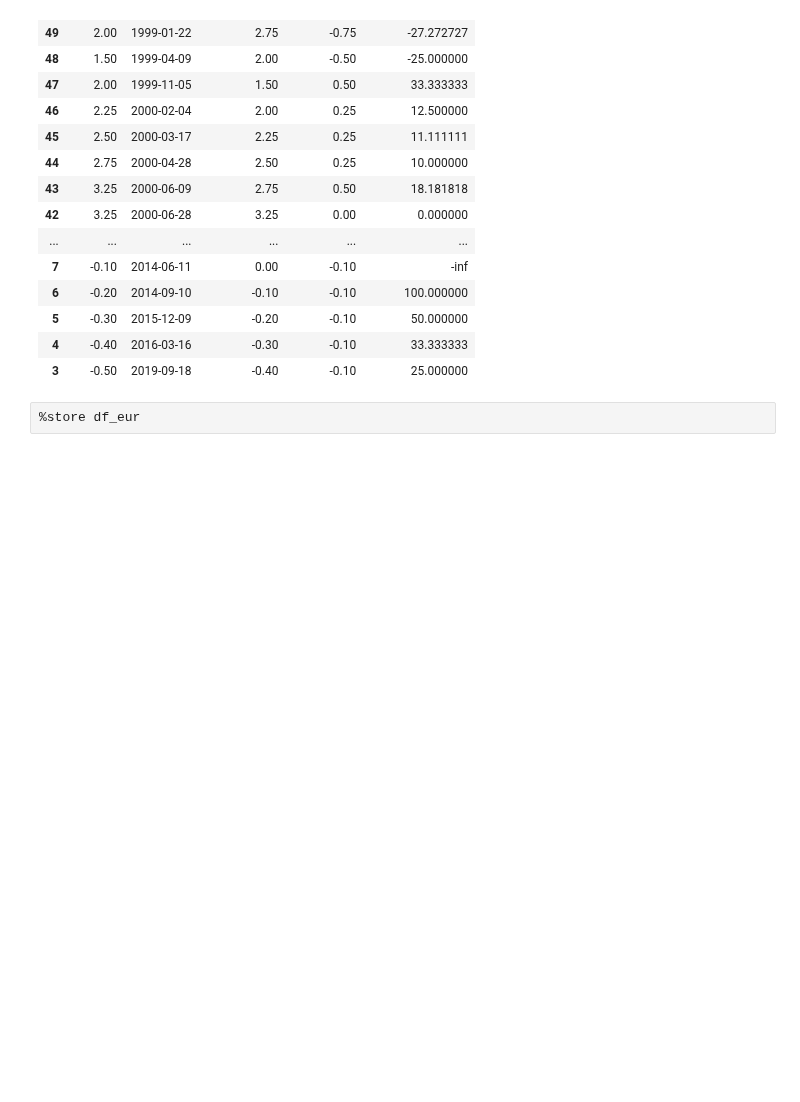
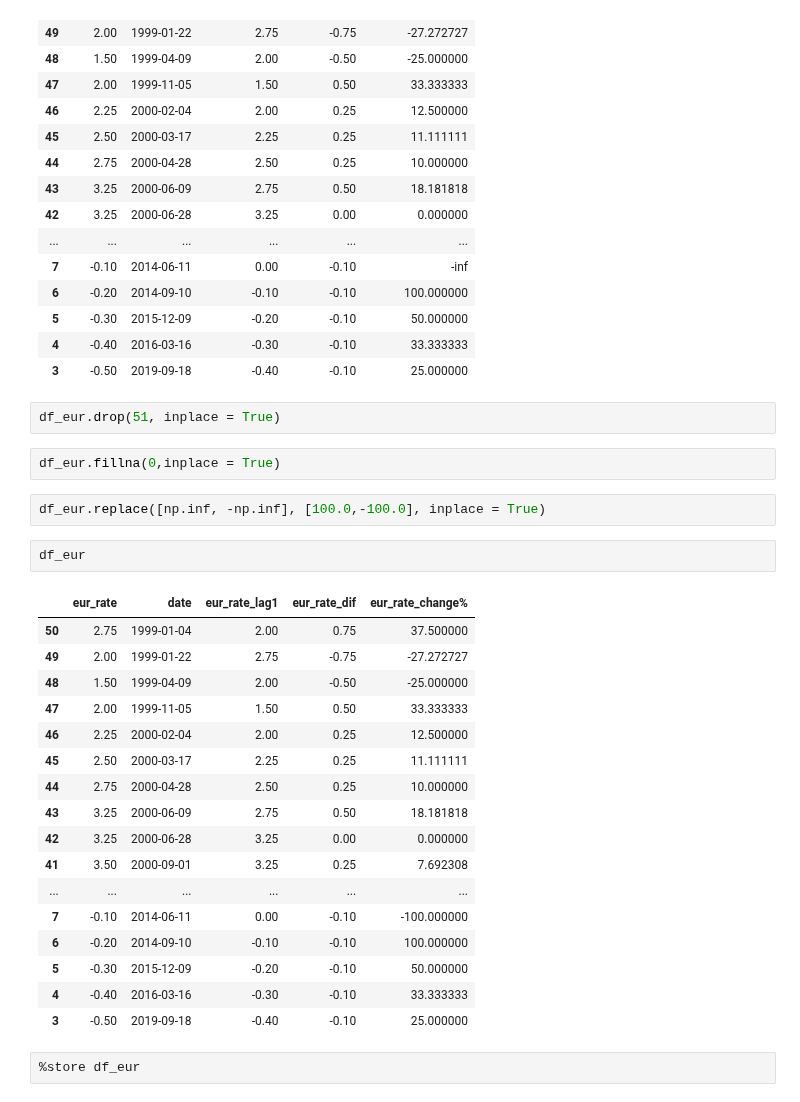
Before and after one commit to jangelchik/interest_equities_gold, a Jupyter notebook: data/rates/eur_cleaner.ipynb, the cells around one changed output. Cells and saved outputs as stored; diff of their text form; blank space fills up the shorter version.

Commit message:
rectified eur rate change error

```diff
--- a/data/rates/eur_cleaner.ipynb
+++ b/data/rates/eur_cleaner.ipynb
@@ -178,6 +178,32 @@ df_eur
 | 5 | -0.30 | 2015-12-09 | -0.20 | -0.10 | 50.000000 |
 | 4 | -0.40 | 2016-03-16 | -0.30 | -0.10 | 33.333333 |
 | 3 | -0.50 | 2019-09-18 | -0.40 | -0.10 | 25.000000 |
+# %%
+df_eur.drop(51, inplace = True)
+# %%
+df_eur.fillna(0,inplace = True)
+# %%
+df_eur.replace([np.inf, -np.inf], [100.0,-100.0], inplace = True)
+# %%
+df_eur
+# %% [output]
+|  | eur_rate | date | eur_rate_lag1 | eur_rate_dif | eur_rate_change% |
+| 50 | 2.75 | 1999-01-04 | 2.00 | 0.75 | 37.500000 |
+| 49 | 2.00 | 1999-01-22 | 2.75 | -0.75 | -27.272727 |
+| 48 | 1.50 | 1999-04-09 | 2.00 | -0.50 | -25.000000 |
+| 47 | 2.00 | 1999-11-05 | 1.50 | 0.50 | 33.333333 |
+| 46 | 2.25 | 2000-02-04 | 2.00 | 0.25 | 12.500000 |
+| 45 | 2.50 | 2000-03-17 | 2.25 | 0.25 | 11.111111 |
+| 44 | 2.75 | 2000-04-28 | 2.50 | 0.25 | 10.000000 |
+| 43 | 3.25 | 2000-06-09 | 2.75 | 0.50 | 18.181818 |
+| 42 | 3.25 | 2000-06-28 | 3.25 | 0.00 | 0.000000 |
+| 41 | 3.50 | 2000-09-01 | 3.25 | 0.25 | 7.692308 |
+| ... | ... | ... | ... | ... | ... |
+| 7 | -0.10 | 2014-06-11 | 0.00 | -0.10 | -100.000000 |
+| 6 | -0.20 | 2014-09-10 | -0.10 | -0.10 | 100.000000 |
+| 5 | -0.30 | 2015-12-09 | -0.20 | -0.10 | 50.000000 |
+| 4 | -0.40 | 2016-03-16 | -0.30 | -0.10 | 33.333333 |
+| 3 | -0.50 | 2019-09-18 | -0.40 | -0.10 | 25.000000 |
 # %%
 %store df_eur
 # %% [output]
```
Also changed, not shown: 1 other file.
